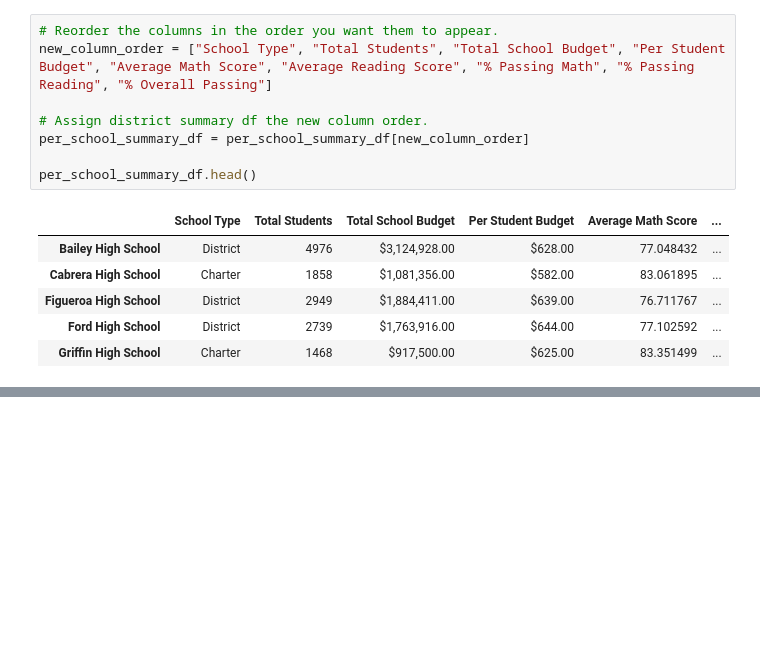
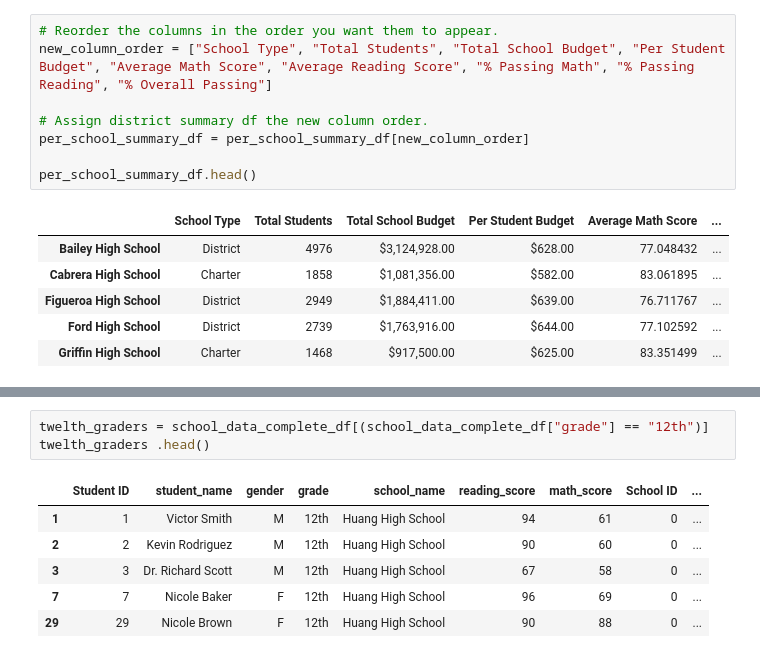
Before and after one commit to swarup81/School_District_Analysis, a Jupyter notebook: PyCitySchools.ipynb, the cells around one changed output, grey strips where cells are left out. Saved outputs shown, nothing was run; the diff lists cells and outputs as text; blank space fills up the shorter version.

```diff
--- a/PyCitySchools.ipynb
+++ b/PyCitySchools.ipynb
@@ -936,0 +991,10 @@ per_school_summary_df.head()
+# %%
+twelth_graders = school_data_complete_df[(school_data_complete_df["grade"] == "12th")]
+twelth_graders .head()
+# %% [output]
+|  | Student ID | student_name | gender | grade | school_name | reading_score | math_score | School ID | ... |
+| 1 | 1 | Victor Smith | M | 12th | Huang High School | 94 | 61 | 0 | ... |
+| 2 | 2 | Kevin Rodriguez | M | 12th | Huang High School | 90 | 60 | 0 | ... |
+| 3 | 3 | Dr. Richard Scott | M | 12th | Huang High School | 67 | 58 | 0 | ... |
+| 7 | 7 | Nicole Baker | F | 12th | Huang High School | 96 | 69 | 0 | ... |
+| 29 | 29 | Nicole Brown | F | 12th | Huang High School | 90 | 88 | 0 | ... |
```
Also changed, not shown: parts of 17 cells of this notebook, 1 other file.
